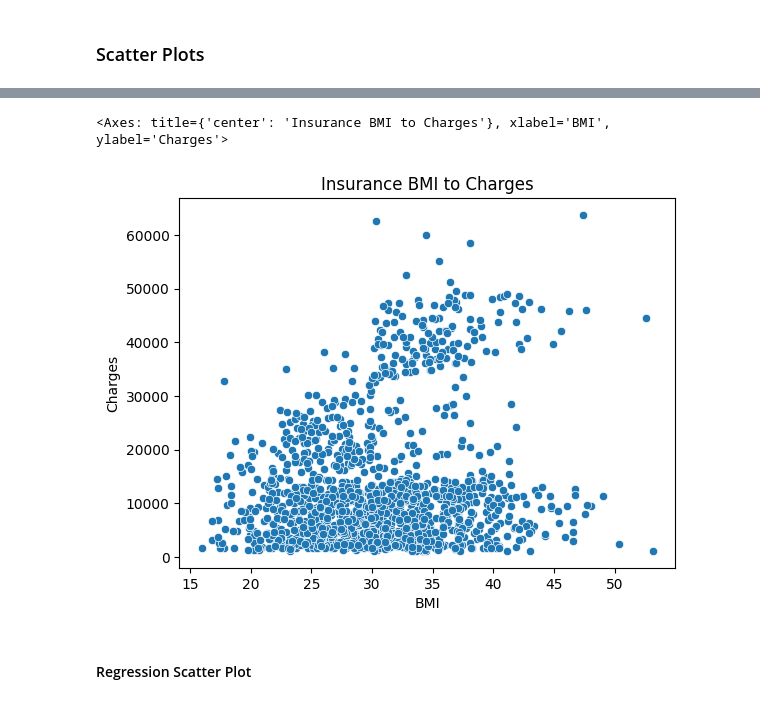
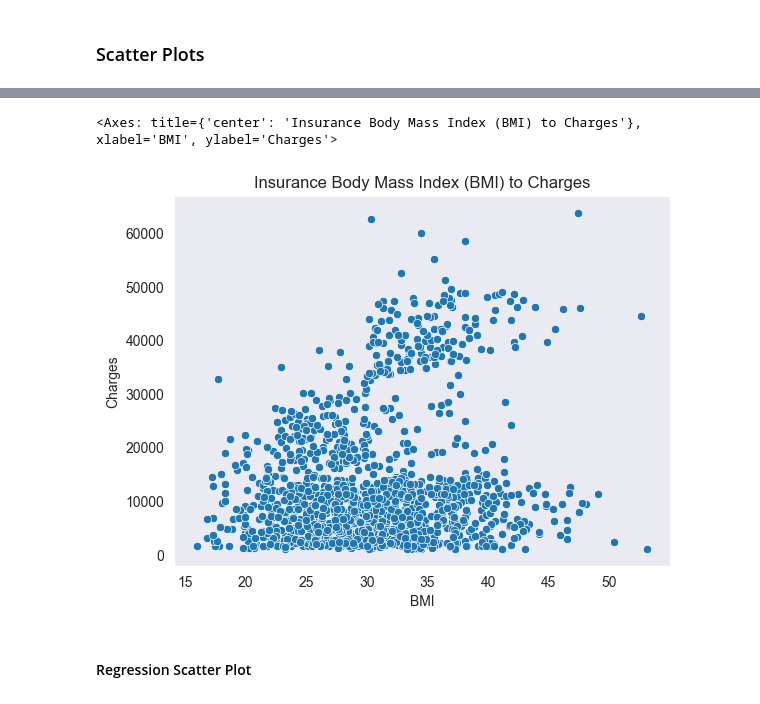
Before and after one commit to dianamatkava/ml-ds-projects, a Jupyter notebook: Data Visualization.ipynb, the cells around one changed output, grey strips where cells are left out. Cells and saved outputs as stored; diff of their text form; code cells hidden in the pictures.

```diff
--- a/Data Visualization.ipynb
+++ b/Data Visualization.ipynb
@@ -124,12 +141,12 @@ max      64.000000    53.130000     5.000000  63770.428010
 # %%
 plt.title("Insurance Body Mass Index (BMI) to Charges")
 plt.xlabel("BMI")
 plt.ylabel("Charges")
-
+sns.set_style("dark")
 sns.scatterplot(x=insurance['bmi'], y=insurance['charges'])
 # %% [output]
-<Axes: title={'center': 'Insurance BMI to Charges'}, xlabel='BMI', ylabel='Charges'>
+<Axes: title={'center': 'Insurance Body Mass Index (BMI) to Charges'}, xlabel='BMI', ylabel='Charges'>
-[figure, old version]
+[figure, new version]
 # %% [markdown]
 #### Regression Scatter Plot
 # %%
```
Also changed, not shown: parts of 15 cells of this notebook, 4 other files.
